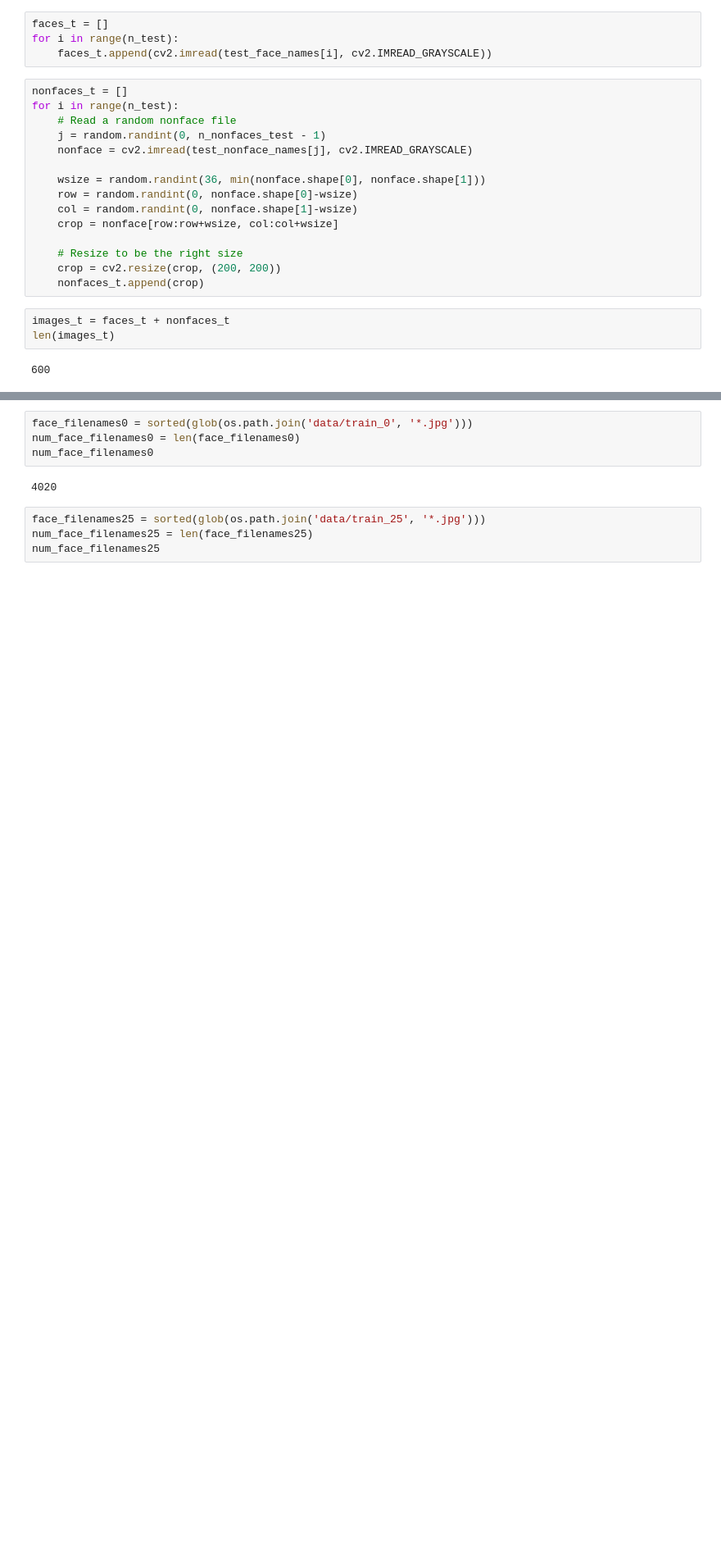
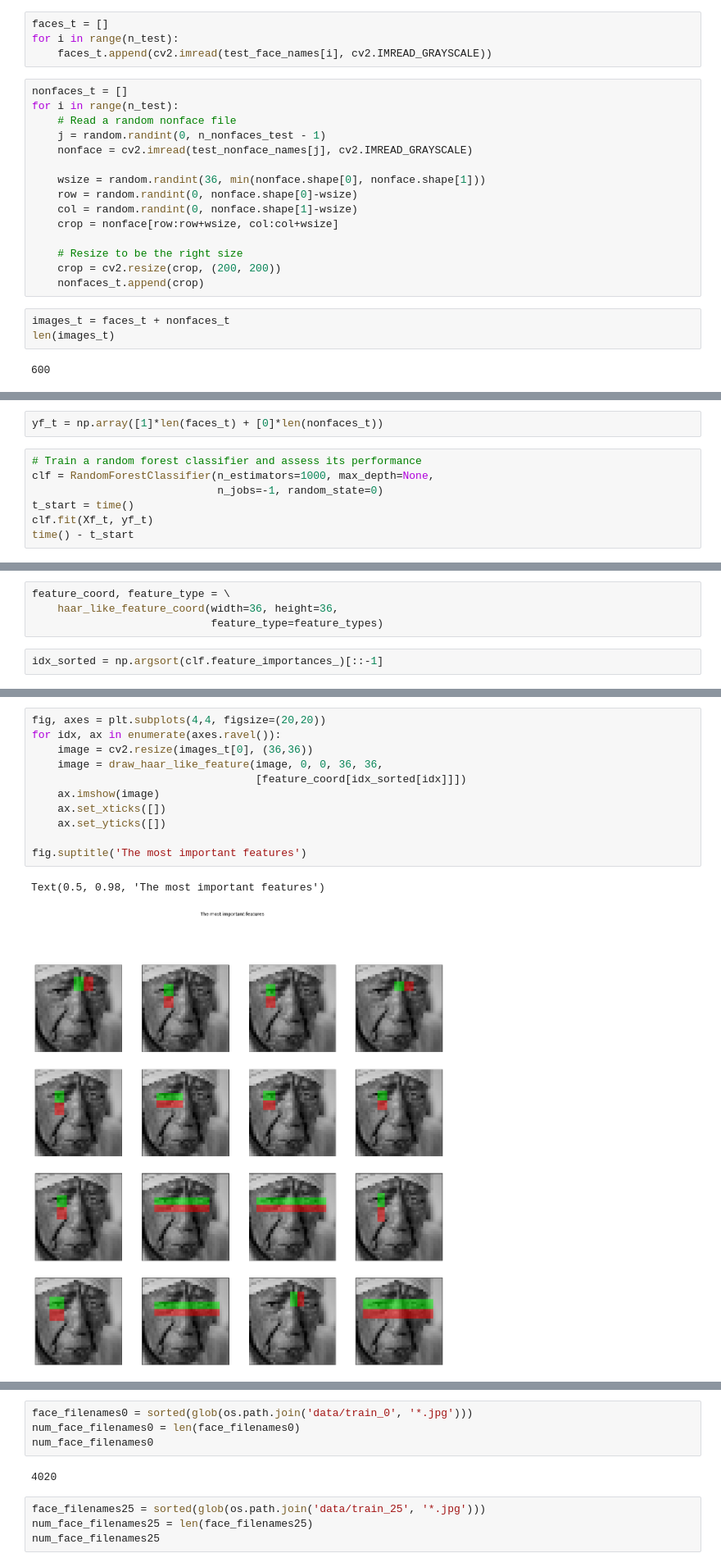
Before and after one commit to mjiang9/cos429project, a Jupyter notebook: Viola-Jones.ipynb, the cells around one changed output, grey strips where cells are left out. Shown: that part at 82% size. Cells and saved outputs as stored; diff of their text form; blank space fills up the shorter version.

```diff
--- a/Viola-Jones.ipynb
+++ b/Viola-Jones.ipynb
@@ -71,0 +128,9 @@ len(images_t)
+# %%
+yf_t = np.array([1]*len(faces_t) + [0]*len(nonfaces_t))
+# %%
+# Train a random forest classifier and assess its performance
+clf = RandomForestClassifier(n_estimators=1000, max_depth=None,
+                             n_jobs=-1, random_state=0)
+t_start = time()
+clf.fit(Xf_t, yf_t)
+time() - t_start
@@ -71,0 +139,6 @@ len(images_t)
+# %%
+feature_coord, feature_type = \
+    haar_like_feature_coord(width=36, height=36,
+                            feature_type=feature_types)
+# %%
+idx_sorted = np.argsort(clf.feature_importances_)[::-1]
@@ -71,0 +155,14 @@ len(images_t)
+# %%
+fig, axes = plt.subplots(4,4, figsize=(20,20))
+for idx, ax in enumerate(axes.ravel()):
+    image = cv2.resize(images_t[0], (36,36))
+    image = draw_haar_like_feature(image, 0, 0, 36, 36,
+                                   [feature_coord[idx_sorted[idx]]])
+    ax.imshow(image)
+    ax.set_xticks([])
+    ax.set_yticks([])
+
+fig.suptitle('The most important features')
+# %% [output]
+Text(0.5, 0.98, 'The most important features')
+[figure, added]
```
Also changed, not shown: parts of 116 cells of this notebook.
